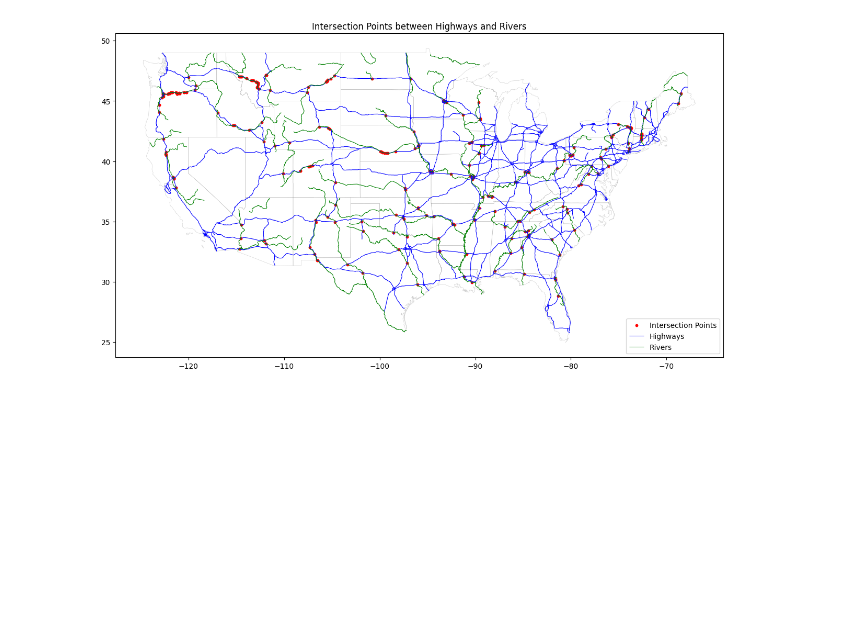
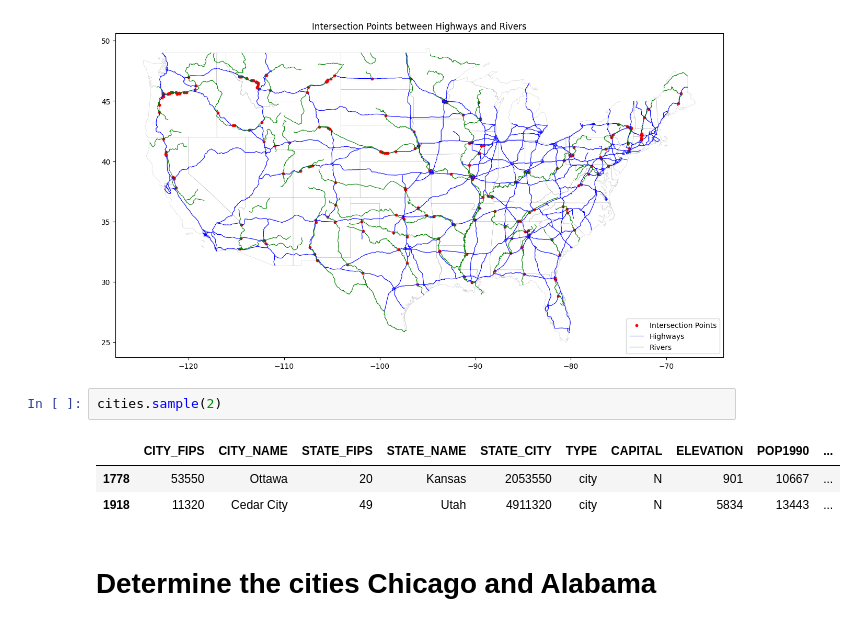
Before and after one commit to SayehOmar/Spatial_Analysis_Class, a Jupyter notebook: Exercice_1/tp1.ipynb, the cells around one changed output. Saved outputs shown, nothing was run; the diff lists cells and outputs as text; blank space fills up the shorter version.

```diff
--- a/Exercice_1/tp1.ipynb
+++ b/Exercice_1/tp1.ipynb
@@ -170,6 +179,14 @@ plt.legend(loc='lower right')
 plt.show()
 # %% [output]
 [figure]
+# %%
+cities.sample(2)
+# %% [output]
+|  | CITY_FIPS | CITY_NAME | STATE_FIPS | STATE_NAME | STATE_CITY | TYPE | CAPITAL | ELEVATION | POP1990 | ... |
+| 1778 | 53550 | Ottawa | 20 | Kansas | 2053550 | city | N | 901 | 10667 | ... |
+| 1918 | 11320 | Cedar City | 49 | Utah | 4911320 | city | N | 5834 | 13443 | ... |
+# %% [markdown]
+# Determine the cities Chicago and Alabama
 # %%
 # Filter the geometries for Alabama, Illinois, and Chicago
 alabama = continental_states[continental_states['STATE_NAME'] == 'Alabama']
```
Also changed, not shown: parts of 14 cells of this notebook, 1 other file.
